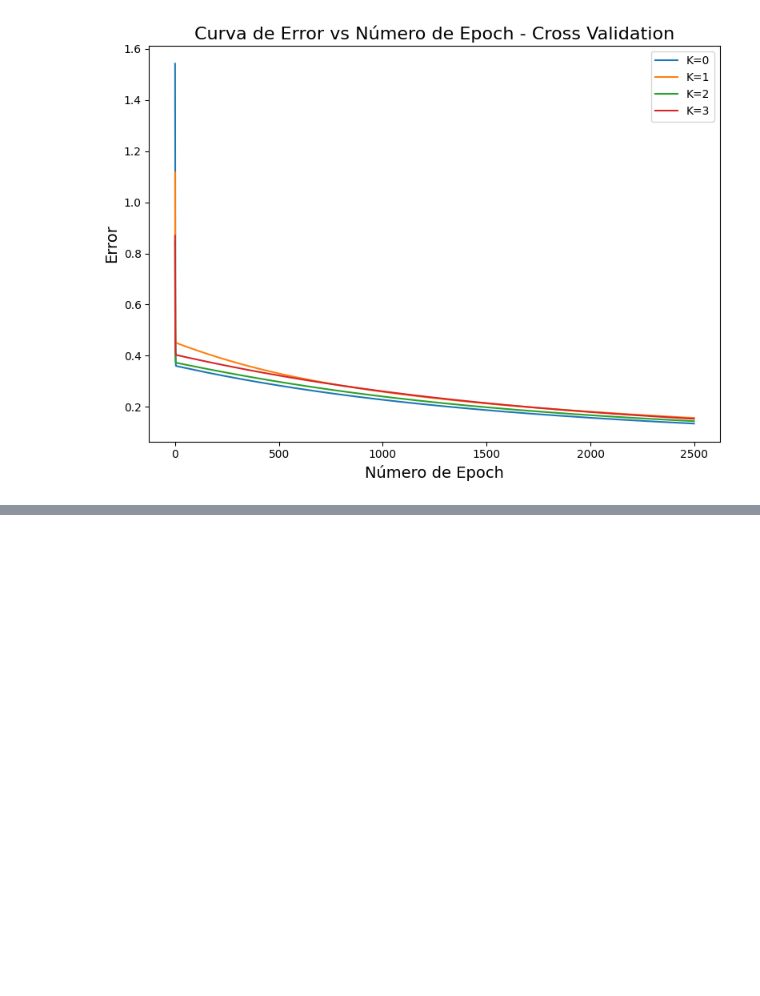
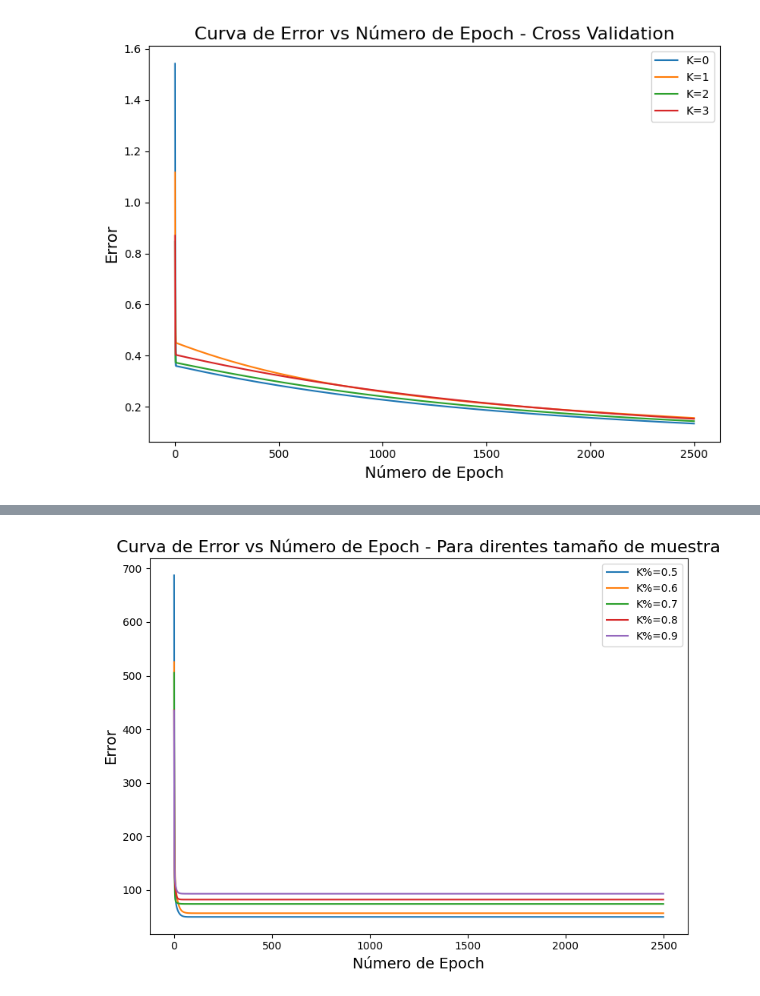
Before and after one commit to dariopenialoza/tp3, a Jupyter notebook: test.ipynb, the cells around one changed output, grey strips where cells are left out. Cells and saved outputs as stored; diff of their text form; code cells hidden in the pictures; blank space fills up the shorter version.

```diff
--- a/test.ipynb
+++ b/test.ipynb
@@ -1081,0 +1209,30 @@ plt.show()
+# %%
+#VARIONDO EL TAMAÑO DE LA MUESTRA
+
+import pandas as pd
+import seaborn as sns
+import matplotlib.pyplot as plt
+
+# Leer los datos del archivo CSV
+datos1 = pd.read_csv('perceptron_simple_lineal_error_c-2500-0.01-0.5.csv', header=None, names=['Epoch', 'Error'])
+datos2 = pd.read_csv('perceptron_simple_lineal_error_c-2500-0.01-0.6.csv', header=None, names=['Epoch', 'Error'])
+datos3 = pd.read_csv('perceptron_simple_lineal_error_c-2500-0.01-0.7.csv', header=None, names=['Epoch', 'Error'])
+datos4 = pd.read_csv('perceptron_simple_lineal_error_c-2500-0.01-0.8.csv', header=None, names=['Epoch', 'Error'])
+datos5 = pd.read_csv('perceptron_simple_lineal_error_c-2500-0.01-0.9.csv', header=None, names=['Epoch', 'Error'])
+# Crear figura y ejes
+fig, ax = plt.subplots(figsize=(8, 6))
+# Graficar la curva (segundo gráfico)
+sns.lineplot(x='Epoch', y='Error', data=datos1, ax=ax, label=r'K%=0.5')
+sns.lineplot(x='Epoch', y='Error', data=datos2, ax=ax, label=r'K%=0.6')
+sns.lineplot(x='Epoch', y='Error', data=datos3, ax=ax, label=r'K%=0.7')
+sns.lineplot(x='Epoch', y='Error', data=datos4, ax=ax, label=r'K%=0.8')
+sns.lineplot(x='Epoch', y='Error', data=datos5, ax=ax, label=r'K%=0.9')
+ax.set_xlabel("Número de Epoch", fontsize=14)
+ax.set_ylabel("Error", fontsize=14)
+ax.set_title("Curva de Error vs Número de Epoch - Para direntes tamaño de muestra", fontsize=16)
+
+ax.legend()
+plt.tight_layout()
+plt.show()
+# %% [output]
+[figure, added]
```
Also changed, not shown: parts of 9 cells of this notebook, 4 other files.
